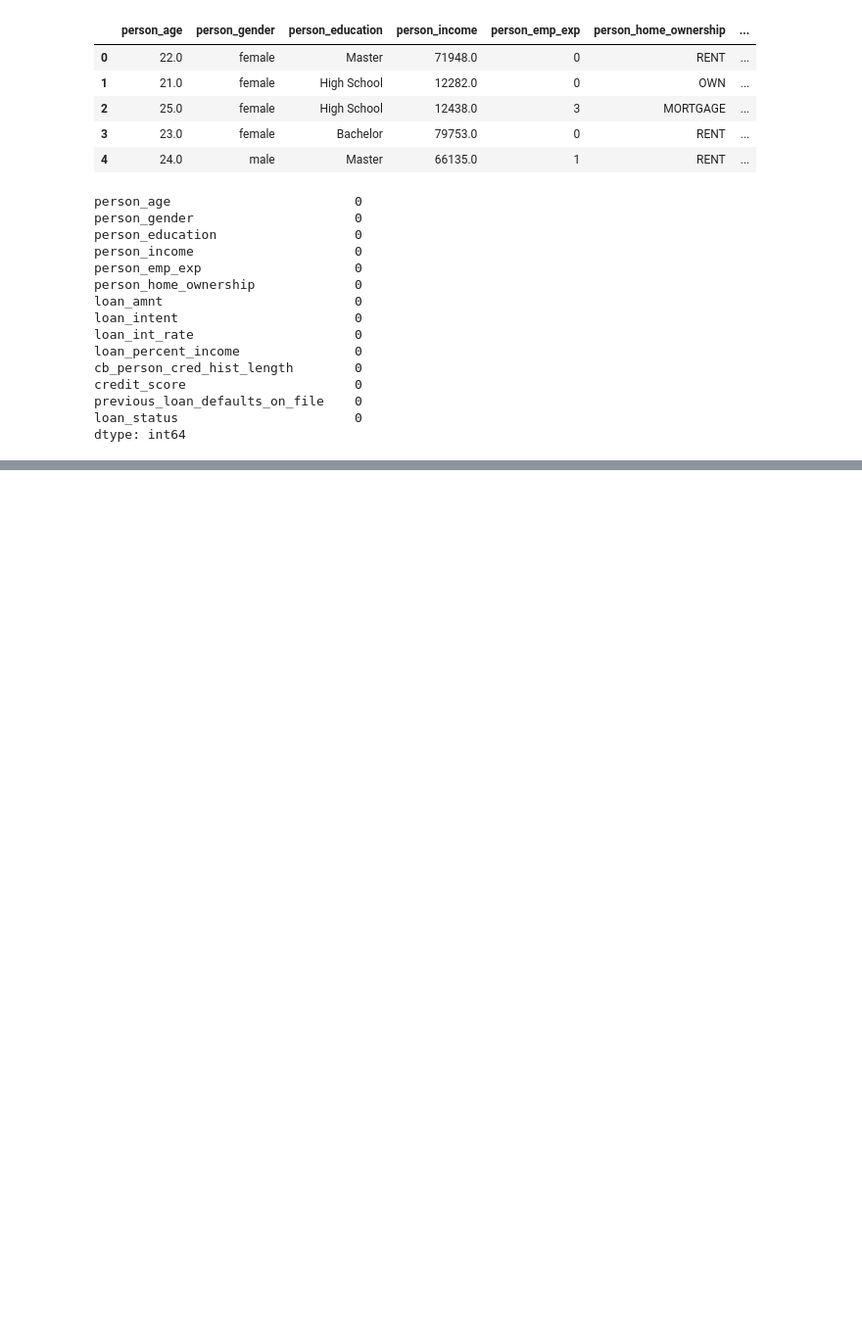
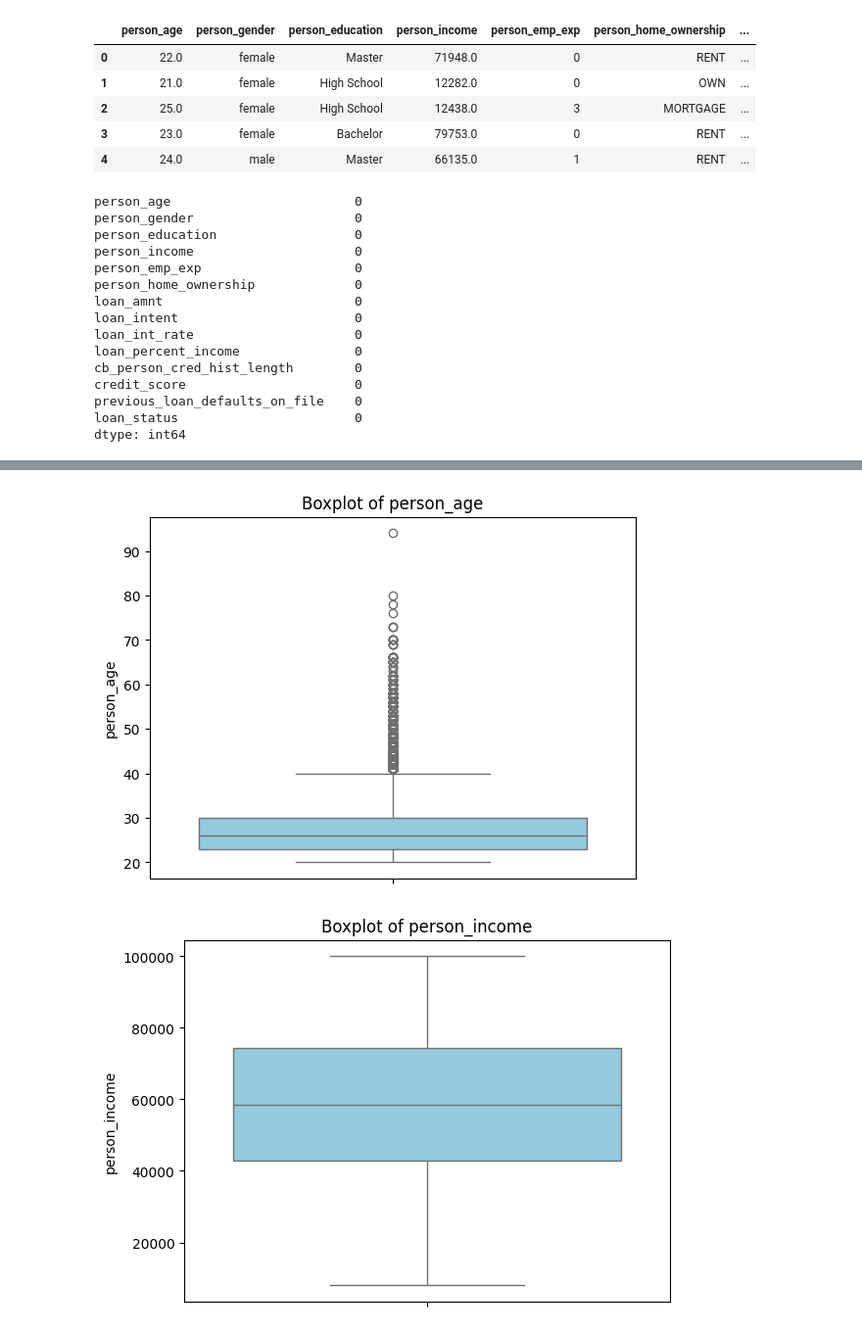
Before and after one commit to chaker88/ML-ZOOMCAMP-MidTermProject, a Jupyter notebook: notebook01_data_preprocessing.ipynb, the cells around one changed output, grey strips where cells are left out. Shown: that part at 98% size. Drawn from its saved outputs; the diff is of its cells as text; code cells hidden in the pictures; blank space fills up the shorter version.

```diff
--- a/notebook01_data_preprocessing.ipynb
+++ b/notebook01_data_preprocessing.ipynb
@@ -33,0 +92,4 @@ dtype: int64
+# %%
+for col in numerical_columns:
+    print(f"the mininmum value in {col} column is {df[col].min()}")
+    print(f"the maximum value in {col} column is {df[col].max()}")
@@ -33,0 +153,8 @@ dtype: int64
+# %%
+for col in numerical_columns[:-1]:
+    sns.boxplot(y=df[col], color='skyblue')
+    plt.title(f'Boxplot of {col}')
+    plt.show()
+# %% [output]
+[figure, added]
+[figure, added]
```
Also changed, not shown: parts of 21 cells of this notebook.
